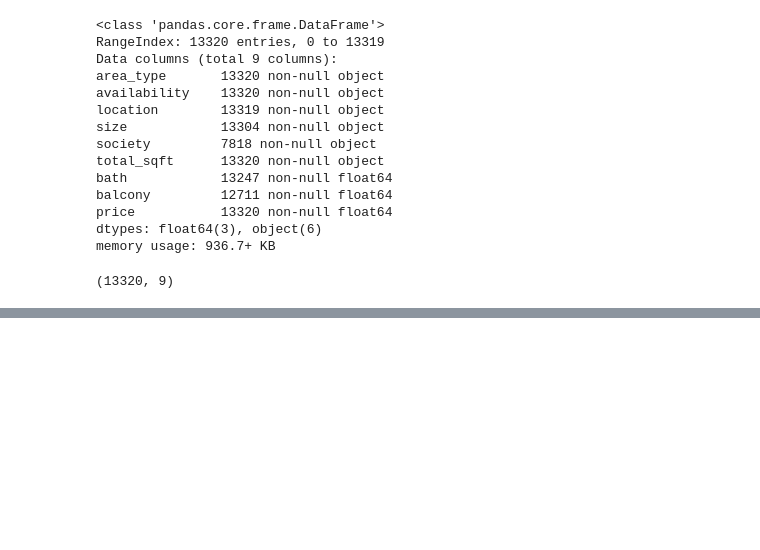
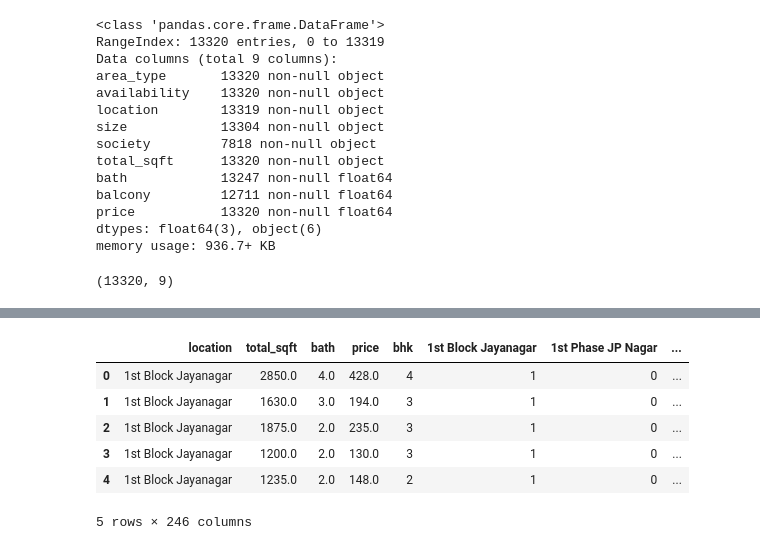
Before and after one commit to Kartik-Chaurasiya/Machine-Learning, a Jupyter notebook: Real_Estate_Price_Prediction_Project.ipynb, the cells around one changed output, grey strips where cells are left out. Saved outputs shown, nothing was run; the diff lists cells and outputs as text; code cells hidden in the pictures; blank space fills up the shorter version.

```diff
--- a/Real_Estate_Price_Prediction_Project.ipynb
+++ b/Real_Estate_Price_Prediction_Project.ipynb
@@ -79,0 +243,3 @@ data.shape
+# %%
+data3 = remove_pps_outliers(data2)
+data3.shape
@@ -79,0 +248,19 @@ data.shape
+# %%
+def remove_bhk_outliers(df):
+    exclude_indices = np.array([])
+    for location, location_df in df.groupby('location'):
+        bhk_stats = {}
+        for bhk, bhk_df in location_df.groupby('bhk'):
+            bhk_stats[bhk] = {
+                'mean': np.mean(bhk_df.price_per_sqft),
+                'std': np.std(bhk_df.price_per_sqft),
+                'count': bhk_df.shape[0]
+            }
+        for bhk, bhk_df in location_df.groupby('bhk'):
+            stats = bhk_stats.get(bhk-1)
+            if stats and stats['count']>5:
+                exclude_indices = np.append(exclude_indices, bhk_df[bhk_df.price_per_sqft<(stats['mean'])].index.values)
+    return df.drop(exclude_indices,axis='index')
+data4 = remove_bhk_outliers(data3)
+# df8 = df7.copy()
+data4.shape
@@ -79,0 +278,4 @@ data.shape
+# %%
+data4 = data4.drop(['size', 'price_per_sqft'], axis = 'columns')
+# %%
+dummies = pd.get_dummies(data4.location)
@@ -79,0 +292,11 @@ data.shape
+# %%
+data4 = pd.concat([data4,dummies.drop('other',axis='columns')],axis='columns')
+data4.head()
+# %% [output]
+|  | location | total_sqft | bath | price | bhk | 1st Block Jayanagar | 1st Phase JP Nagar | ... |
+| 0 | 1st Block Jayanagar | 2850.0 | 4.0 | 428.0 | 4 | 1 | 0 | ... |
+| 1 | 1st Block Jayanagar | 1630.0 | 3.0 | 194.0 | 3 | 1 | 0 | ... |
+| 2 | 1st Block Jayanagar | 1875.0 | 2.0 | 235.0 | 3 | 1 | 0 | ... |
+| 3 | 1st Block Jayanagar | 1200.0 | 2.0 | 130.0 | 3 | 1 | 0 | ... |
+| 4 | 1st Block Jayanagar | 1235.0 | 2.0 | 148.0 | 2 | 1 | 0 | ... |
+5 rows × 246 columns
```
Also changed, not shown: parts of 38 cells of this notebook.
